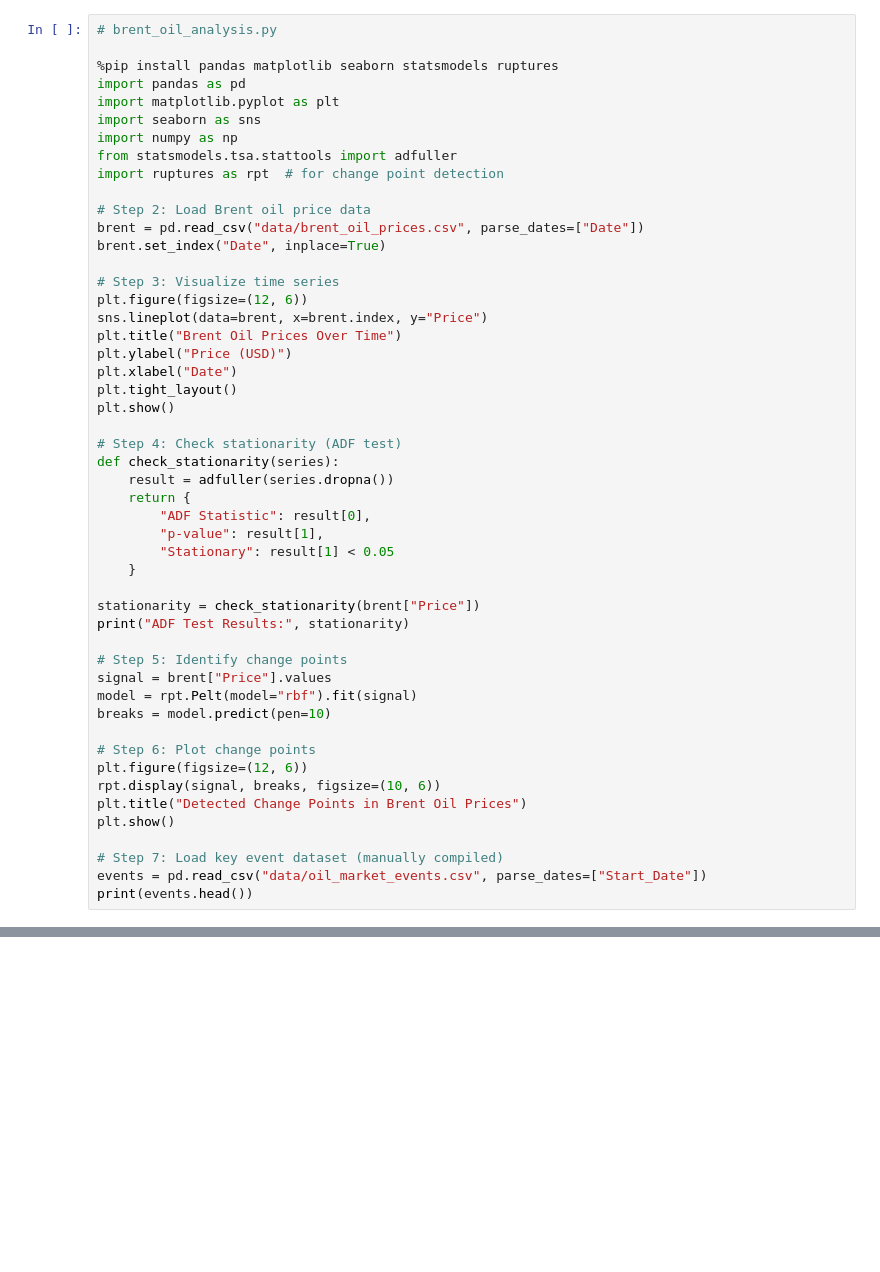
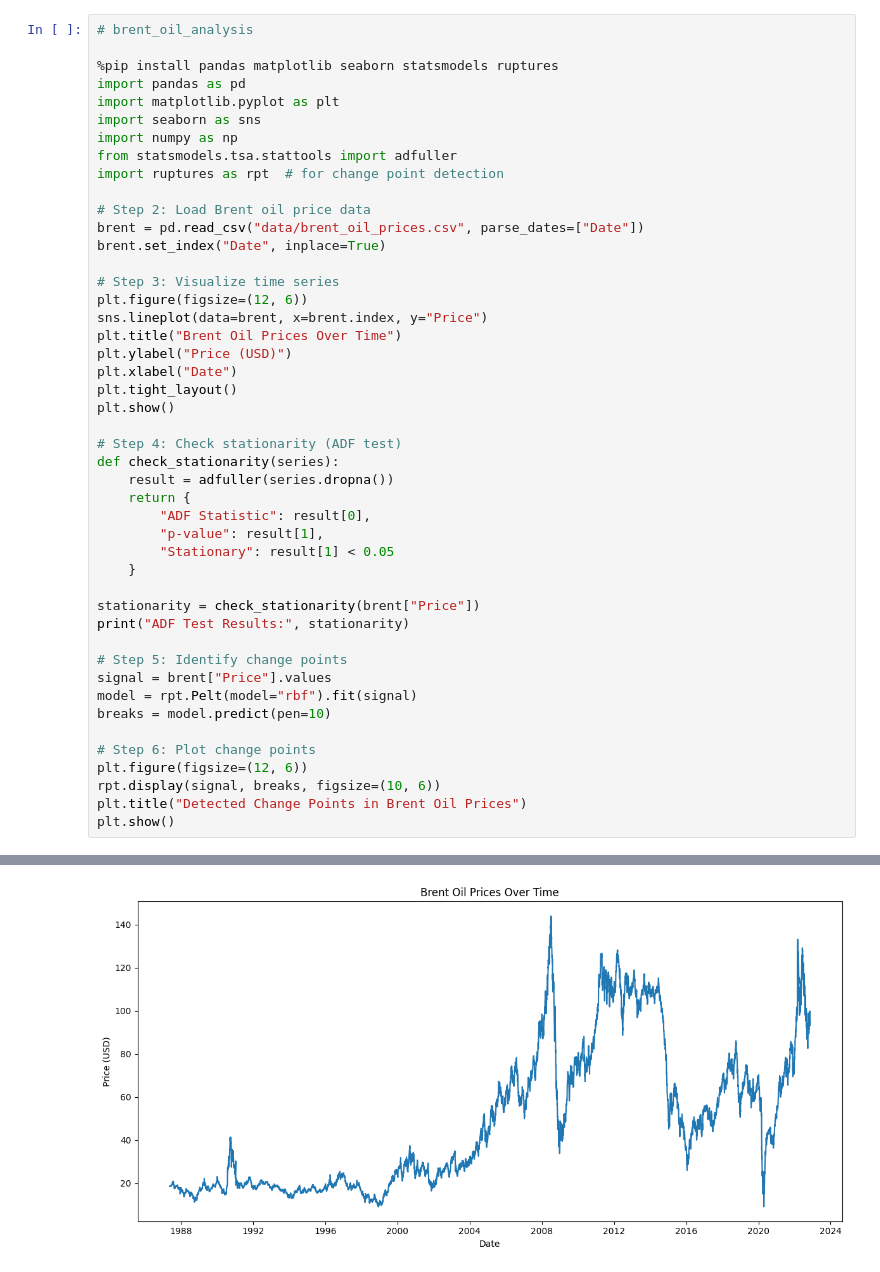
Before and after one commit to ha-bina/brent-oil-analysis, a Jupyter notebook: notebooks/exploratory_analysis.ipynb, the cells around one changed output, grey strips where cells are left out. Cells and saved outputs as stored; diff of their text form; blank space fills up the shorter version.

Commit message:
exploratory data analysis with visualizing documents

```diff
--- a/notebooks/exploratory_analysis.ipynb
+++ b/notebooks/exploratory_analysis.ipynb
@@ -1,5 +1,5 @@
 # %%
-# brent_oil_analysis.py
+# brent_oil_analysis
 
 %pip install pandas matplotlib seaborn statsmodels ruptures
 import pandas as pd
@@ -44,8 +44,4 @@ plt.figure(figsize=(12, 6))
 rpt.display(signal, breaks, figsize=(10, 6))
 plt.title("Detected Change Points in Brent Oil Prices")
 plt.show()
-
-# Step 7: Load key event dataset (manually compiled)
-events = pd.read_csv("data/oil_market_events.csv", parse_dates=["Start_Date"])
-print(events.head())
 # %% [output]
@@ -52,0 +68 @@ Error:
+[figure, added]
```
Also changed, not shown: parts of 1 cell of this notebook.
